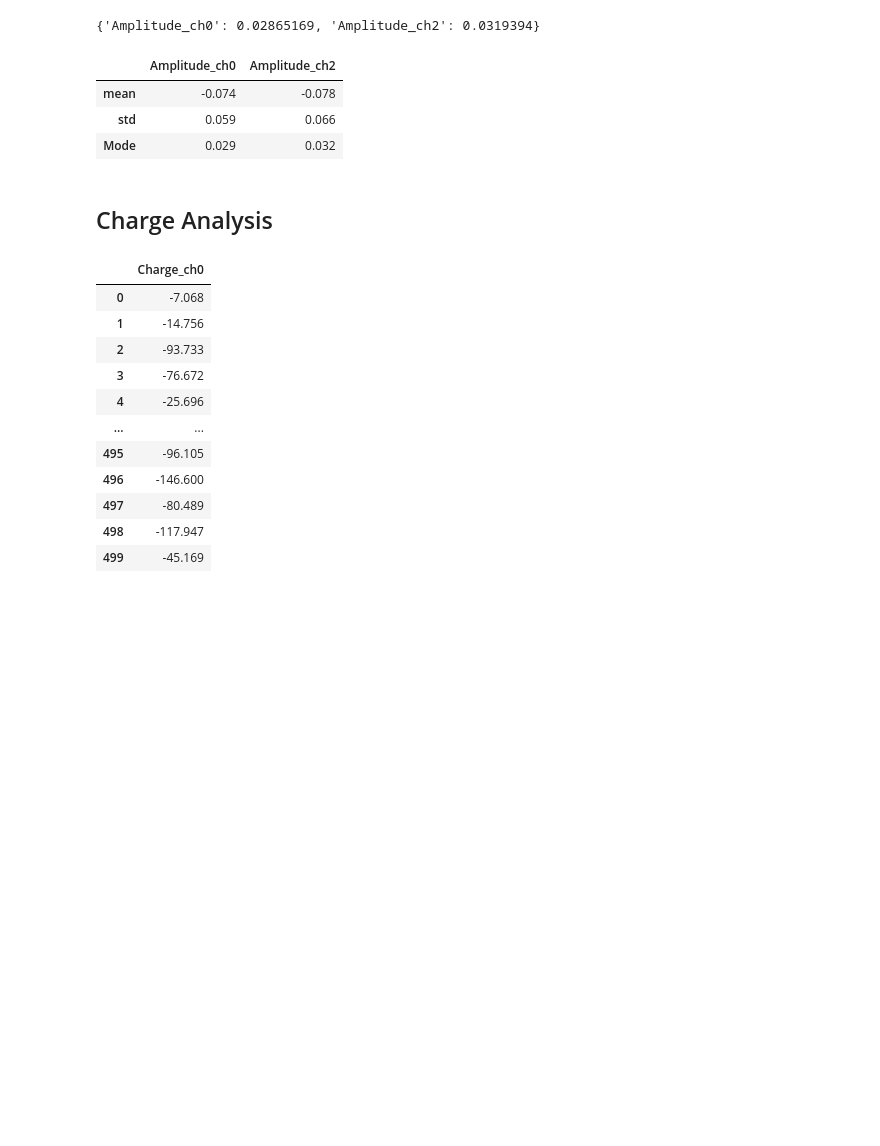
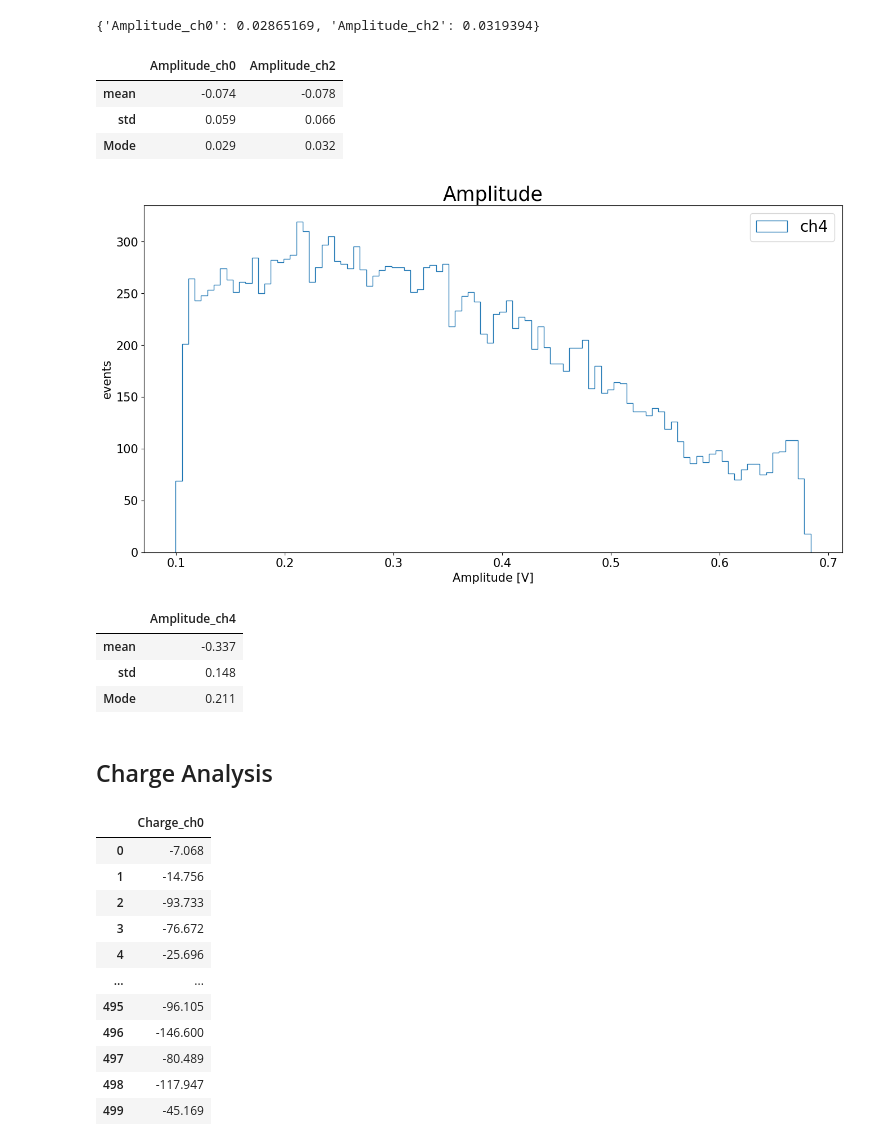
Before and after one commit to ReyGuadarrama/data_analyzer, a Jupyter notebook: analyzer/test.ipynb, the cells around one changed output. Saved outputs shown, nothing was run; the diff lists cells and outputs as text; code cells hidden in the pictures; blank space fills up the shorter version.

```diff
--- a/analyzer/test.ipynb
+++ b/analyzer/test.ipynb
@@ -92,6 +102,19 @@ amplitude.stats()
 | mean | -0.074 | -0.078 |
 | std | 0.059 | 0.066 |
 | Mode | 0.029 | 0.032 |
+# %%
+amplitude = Amplitude_analyzer('./../raw_data/boards_char/*', 4)
+# %%
+amplitude.histo_channels(4, flip=True)
+# %% [output]
+[figure, added]
+# %%
+amplitude.stats()
+# %% [output]
+|  | Amplitude_ch4 |
+| mean | -0.337 |
+| std | 0.148 |
+| Mode | 0.211 |
 # %% [markdown]
 ## Charge Analysis
 # %%
```
Also changed, not shown: parts of 10 cells of this notebook, 5 other files.
